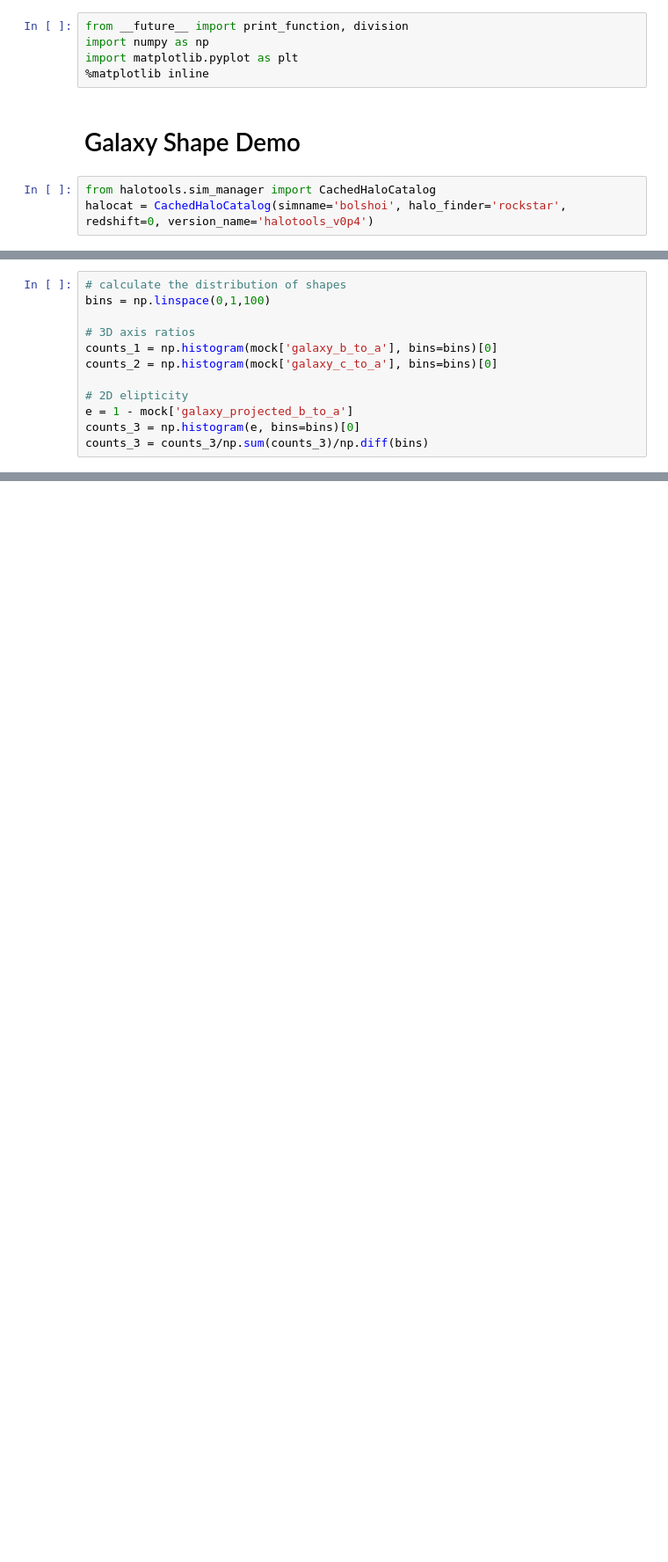
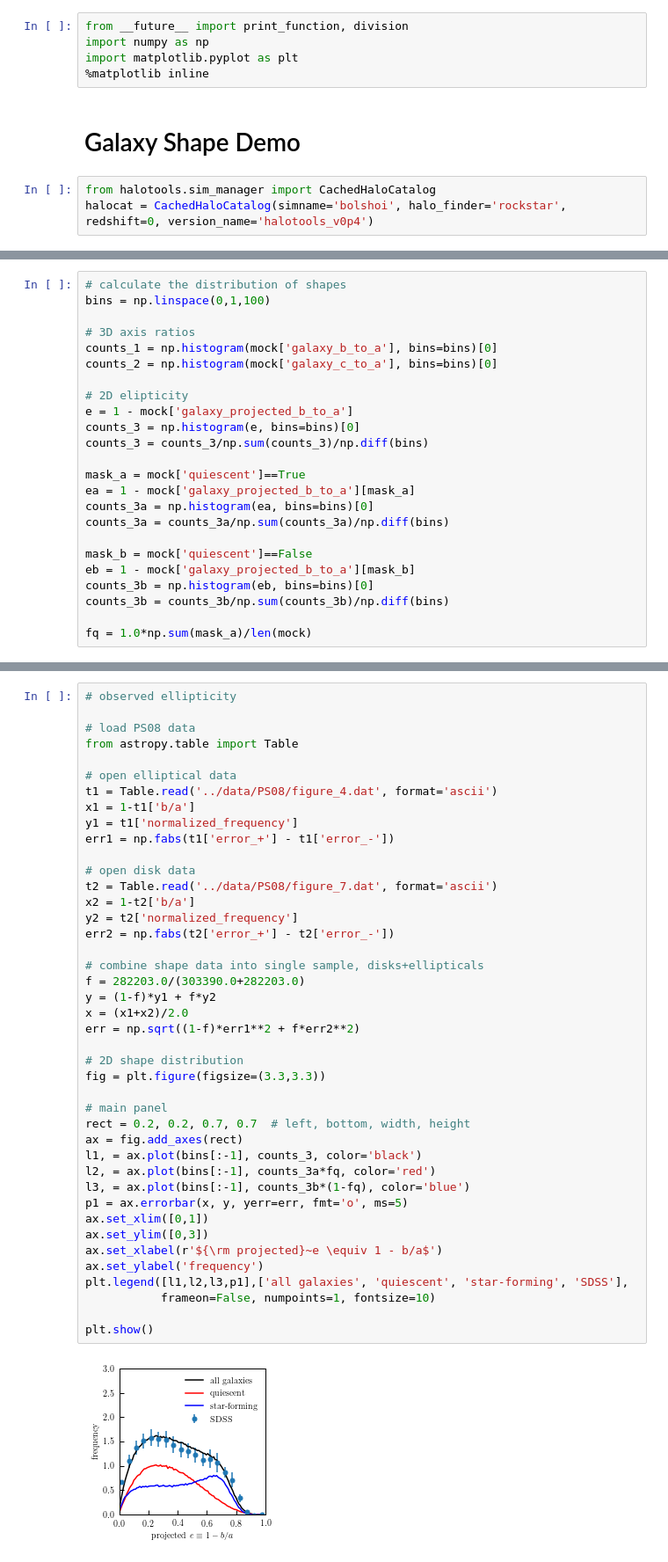
Before and after one commit to duncandc/galaxy_shapes, a Jupyter notebook: shape_models/shape_demo.ipynb, the cells around one changed output, grey strips where cells are left out. Shown at 88% size. Cells and saved outputs as stored; diff of their text form; blank space fills up the shorter version.

```diff
--- a/shape_models/shape_demo.ipynb
+++ b/shape_models/shape_demo.ipynb
@@ -152,6 +162,18 @@ counts_2 = np.histogram(mock['galaxy_c_to_a'], bins=bins)[0]
 e = 1 - mock['galaxy_projected_b_to_a']
 counts_3 = np.histogram(e, bins=bins)[0]
 counts_3 = counts_3/np.sum(counts_3)/np.diff(bins)
+
+mask_a = mock['quiescent']==True
+ea = 1 - mock['galaxy_projected_b_to_a'][mask_a]
+counts_3a = np.histogram(ea, bins=bins)[0]
+counts_3a = counts_3a/np.sum(counts_3a)/np.diff(bins)
+
+mask_b = mock['quiescent']==False
+eb = 1 - mock['galaxy_projected_b_to_a'][mask_b]
+counts_3b = np.histogram(eb, bins=bins)[0]
+counts_3b = counts_3b/np.sum(counts_3b)/np.diff(bins)
+
+fq = 1.0*np.sum(mask_a)/len(mock)
 # %%
 # 3D shape distribution
 fig = plt.figure(figsize=(3.3,3.3))
@@ -227,0 +214,44 @@ array([False, False, False, ..., False,  True,  True])
+# %%
+# observed ellipticity
+
+# load PS08 data
+from astropy.table import Table
+
+# open elliptical data
+t1 = Table.read('../data/PS08/figure_4.dat', format='ascii')
+x1 = 1-t1['b/a']
+y1 = t1['normalized_frequency']
+err1 = np.fabs(t1['error_+'] - t1['error_-'])
+
+# open disk data
+t2 = Table.read('../data/PS08/figure_7.dat', format='ascii')
+x2 = 1-t2['b/a']
+y2 = t2['normalized_frequency']
+err2 = np.fabs(t2['error_+'] - t2['error_-'])
+
+# combine shape data into single sample, disks+ellipticals
+f = 282203.0/(303390.0+282203.0)
+y = (1-f)*y1 + f*y2
+x = (x1+x2)/2.0
+err = np.sqrt((1-f)*err1**2 + f*err2**2)
+
+# 2D shape distribution
+fig = plt.figure(figsize=(3.3,3.3))
+
+# main panel
+rect = 0.2, 0.2, 0.7, 0.7  # left, bottom, width, height
+ax = fig.add_axes(rect)
+l1, = ax.plot(bins[:-1], counts_3, color='black')
+l2, = ax.plot(bins[:-1], counts_3a*fq, color='red')
+l3, = ax.plot(bins[:-1], counts_3b*(1-fq), color='blue')
+p1 = ax.errorbar(x, y, yerr=err, fmt='o', ms=5)
+ax.set_xlim([0,1])
+ax.set_ylim([0,3])
+ax.set_xlabel(r'${\rm projected}~e \equiv 1 - b/a$')
+ax.set_ylabel('frequency')
+plt.legend([l1,l2,l3,p1],['all galaxies', 'quiescent', 'star-forming', 'SDSS'],
+           frameon=False, numpoints=1, fontsize=10)
+
+plt.show()
+# %% [output]
+[figure, added]
```
Also changed, not shown: parts of 12 cells of this notebook, 1 other file.
